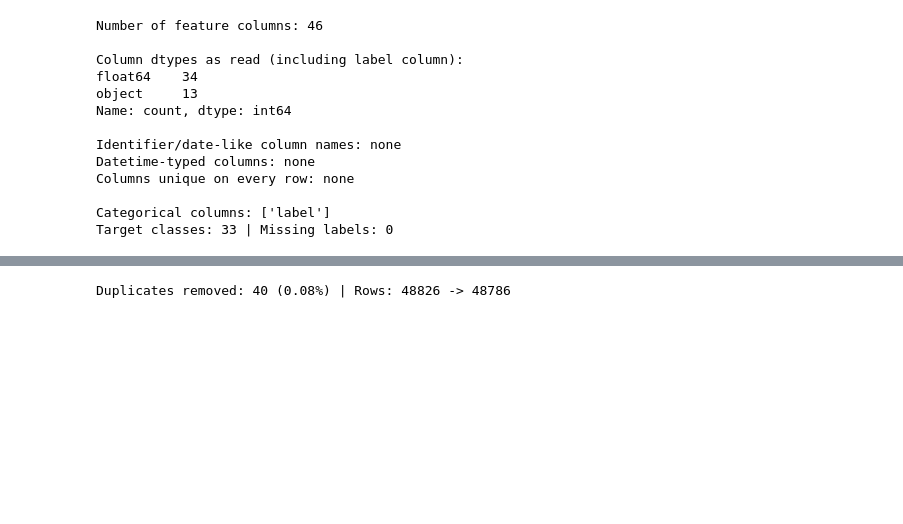
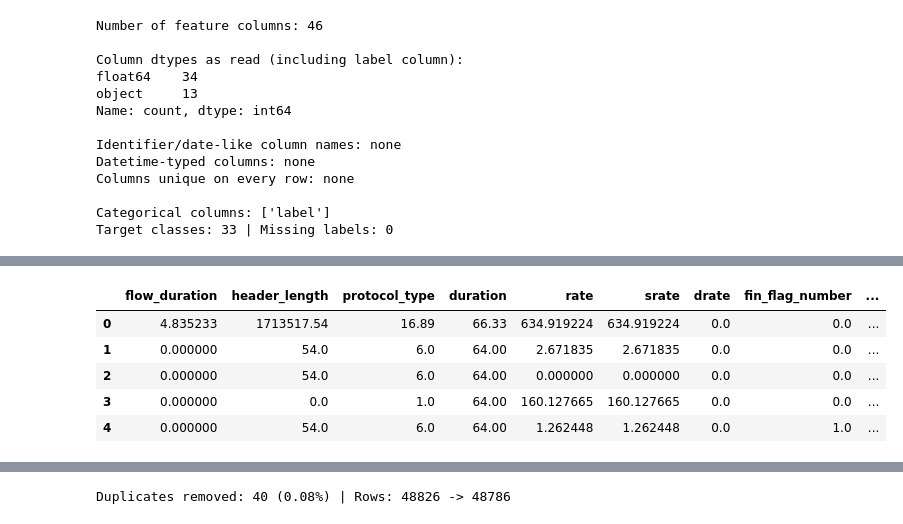
Before and after one commit to MR-Goldenyt/Argus, a Jupyter notebook: Argus.ipynb, the cells around one changed output, grey strips where cells are left out. Drawn from its saved outputs; the diff is of its cells as text; code cells hidden in the pictures; blank space fills up the shorter version.

Commit message:
refactored step 6 and changed order
refactored step 6 to only rename inconsistent column names
and report non binary flag columns
and changed it to be step 4

```diff
--- a/Argus.ipynb
+++ b/Argus.ipynb
@@ -128,0 +140,86 @@ Target classes: 33 | Missing labels: 0
+# %%
+# ======== Feature columns rename map (Key is Case-sensitive) ========
+RENAME_FIXES = {
+    "Magnitue": "magnitude",
+    "Tot": "total"
+}
+
+# ======== Function definitions ========
+def snake(name):
+    """Trims leading and trailing whitespace in a string
+
+    Then converts it into (lowercase) snake_case."""
+    return "_".join(name.split()).lower()
+
+def standardize_columns(df: pd.DataFrame, rename_map: dict) -> dict :
+    """
+    Renames DataFrame columns by applying substring replacements followed by
+    a snake_case transformation.
+
+    Modifies the DataFrame in-place and returns the old-new mapping.
+
+    Args:
+        df: The Pandas DataFrame to modify.
+        rename_map: A dict of {'old_substring': 'new_substring'} to replace first.
+
+    Returns:
+        A dict of {original_name: new_name} for columns that changed.
+    """
+    names_before = list(df.columns)
+    processed_names = []
+
+    for col in names_before:
+        new_name = col
+        # Step 1 Substring replacement
+        if rename_map:
+            for old_sub, new_sub in rename_map.items():
+                new_name = new_name.replace(old_sub, new_sub)
+
+        # Step 2 Convert to Snake case
+        new_name = snake(new_name)
+        processed_names.append(new_name)
+
+    df.columns = processed_names
+    return {a: b for a, b in zip(names_before, processed_names) if a != b}
+
+# ======== Standardise the feature column names ========
+names_before = df.columns.to_list()
+renamed = standardize_columns(df, RENAME_FIXES)
+assert df.columns.is_unique, "Renaming created duplicate column names"
+print(f"Renamed {len(renamed)} of {len(names_before)} columns:\n{renamed}")
+# extract new feature columns
+feature_cols = [c for c in df.columns if c != LABEL_COL]
+
+# ======== Standardise label text ========
+classes_before = df[LABEL_COL].nunique()
+df[LABEL_COL] = df[LABEL_COL].str.strip()
+print(f"\nClasses: {classes_before} -> {df[LABEL_COL].nunique()} (brief states 33)")
+
+# ======== Value consistency ========
+PROTOCOLS = (
+    "http",
+    "https",
+    "dns",
+    "telnet",
+    "smtp",
+    "ssh",
+    "irc",
+    "tcp",
+    "udp",
+    "dhcp",
+    "arp",
+    "icmp",
+    "ipv",
+    "llc",
+)
+
+BINARY_COLS = [c for c in feature_cols if c.endswith("_flag_number") or c in PROTOCOLS]
+
+X = df[feature_cols]
+non_binary = X[BINARY_COLS].notna() & ~X[BINARY_COLS].isin([0, 1])
+
+print(
+    "\nImpossible cells (non-0/1 flags):", int(non_binary.to_numpy().sum()),
+)
+df.head()
+# %% [output]
@@ -129 +232,7 @@ Target classes: 33 | Missing labels: 0
+|  | flow_duration | header_length | protocol_type | duration | rate | srate | drate | fin_flag_number | ... |
+| 0 | 4.835233 | 1713517.54 | 16.89 | 66.33 | 634.919224 | 634.919224 | 0.0 | 0.0 | ... |
+| 1 | 0.000000 | 54.0 | 6.0 | 64.00 | 2.671835 | 2.671835 | 0.0 | 0.0 | ... |
+| 2 | 0.000000 | 54.0 | 6.0 | 64.00 | 0.000000 | 0.000000 | 0.0 | 0.0 | ... |
+| 3 | 0.000000 | 0.0 | 1.0 | 64.00 | 160.127665 | 160.127665 | 0.0 | 0.0 | ... |
+| 4 | 0.000000 | 54.0 | 6.0 | 64.00 | 1.262448 | 1.262448 | 0.0 | 1.0 | ... |
 # %% [markdown]
```
Also changed, not shown: parts of 7 cells of this notebook.
